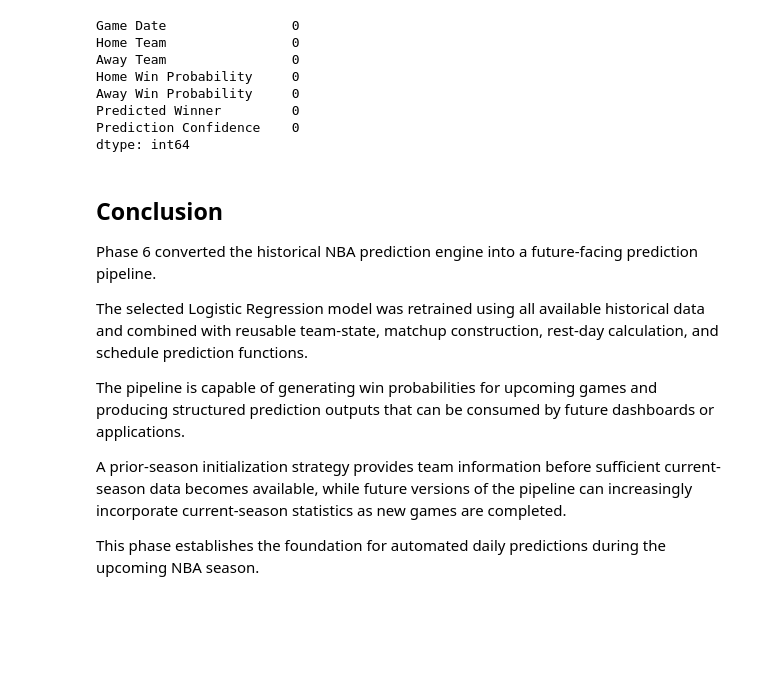
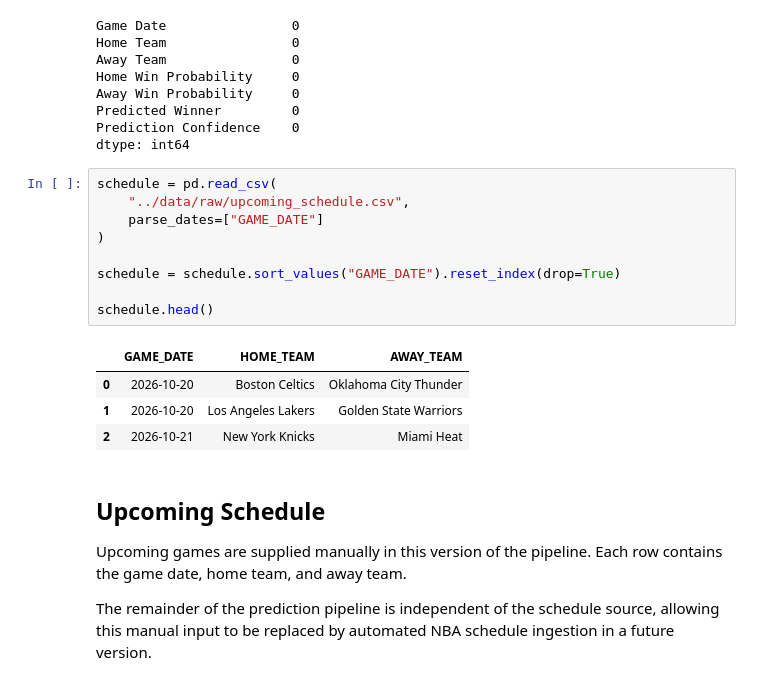
Before and after one commit to nam-doh/nba-prediction-engine, a Jupyter notebook: notebooks/06_live_prediction_pipline.ipynb, the cells around one changed output. Saved outputs shown, nothing was run; the diff lists cells and outputs as text; blank space fills up the shorter version.

```diff
--- a/notebooks/06_live_prediction_pipline.ipynb
+++ b/notebooks/06_live_prediction_pipline.ipynb
@@ -625,15 +625,23 @@ Away Win Probability     0
 Predicted Winner         0
 Prediction Confidence    0
 dtype: int64
-# %% [markdown]
-## Conclusion
-
-Phase 6 converted the historical NBA prediction engine into a future-facing prediction pipeline.
-
-The selected Logistic Regression model was retrained using all available historical data and combined with reusable team-state, matchup construction, rest-day calculation, and schedule prediction functions.
-
-The pipeline is capable of generating win probabilities for upcoming games and producing structured prediction outputs that can be consumed by future dashboards or applications.
-
-A prior-season initialization strategy provides team information before sufficient current-season data becomes available, while future versions of the pipeline can increasingly incorporate current-season statistics as new games are completed.
-
-This phase establishes the foundation for automated daily predictions during the upcoming NBA season.
+# %%
+schedule = pd.read_csv(
+    "../data/raw/upcoming_schedule.csv",
+    parse_dates=["GAME_DATE"]
+)
+
+schedule = schedule.sort_values("GAME_DATE").reset_index(drop=True)
+
+schedule.head()
+# %% [output]
+|  | GAME_DATE | HOME_TEAM | AWAY_TEAM |
+| 0 | 2026-10-20 | Boston Celtics | Oklahoma City Thunder |
+| 1 | 2026-10-20 | Los Angeles Lakers | Golden State Warriors |
+| 2 | 2026-10-21 | New York Knicks | Miami Heat |
+# %% [markdown]
+## Upcoming Schedule
+
+Upcoming games are supplied manually in this version of the pipeline. Each row contains the game date, home team, and away team.
+
+The remainder of the prediction pipeline is independent of the schedule source, allowing this manual input to be replaced by automated NBA schedule ingestion in a future version.
```
Also changed, not shown: parts of 24 cells of this notebook, 4 other files.
